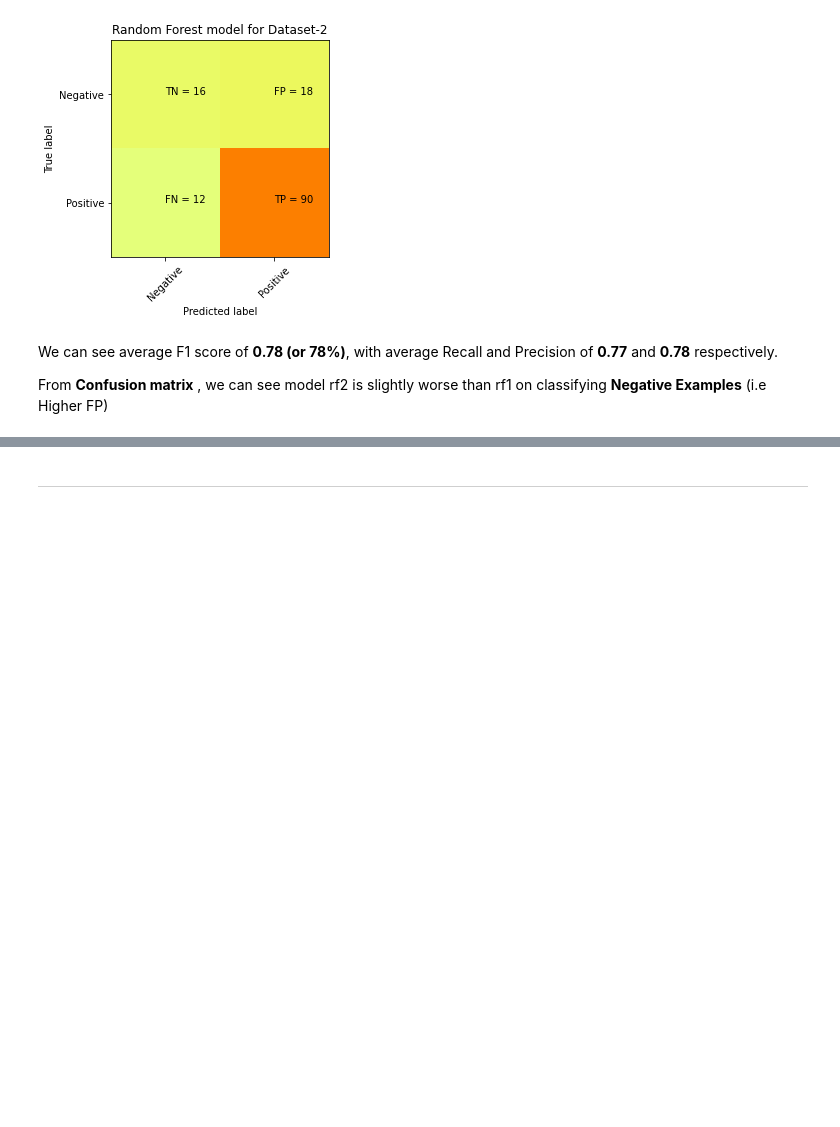
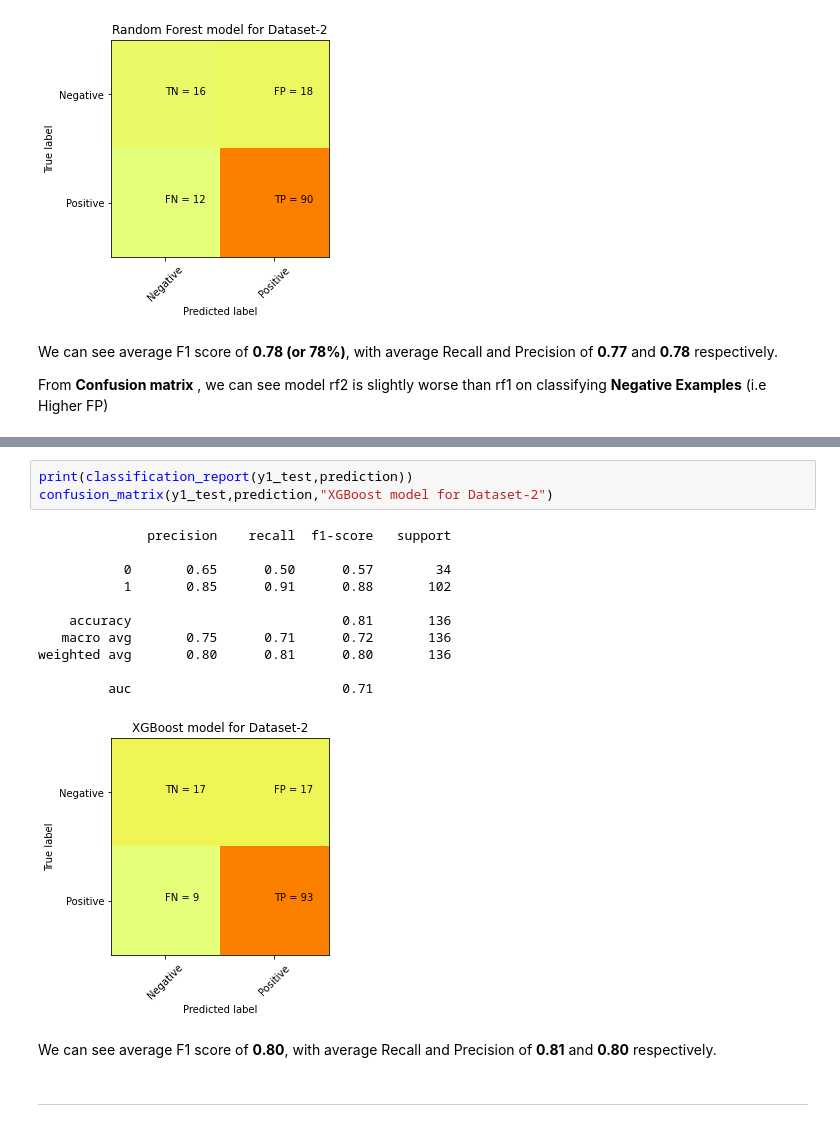
Before and after one commit to ShaileshAdhikari/parkinsons_classification, a Jupyter notebook: main/models.ipynb, the cells around one changed output, grey strips where cells are left out. Saved outputs shown, nothing was run; the diff lists cells and outputs as text; blank space fills up the shorter version.

```diff
--- a/main/models.ipynb
+++ b/main/models.ipynb
@@ -271,3 +393,20 @@ From **Confusion matrix** , we can see model rf2 is slightly worse than rf1 on c
+# %%
+print(classification_report(y1_test,prediction))
+confusion_matrix(y1_test,prediction,"XGBoost model for Dataset-2")
+# %% [output]
+              precision    recall  f1-score   support
+
+           0       0.65      0.50      0.57        34
+           1       0.85      0.91      0.88       102
+
+    accuracy                           0.81       136
+   macro avg       0.75      0.71      0.72       136
+weighted avg       0.80      0.81      0.80       136
+
+         auc                           0.71
+[figure, added]
+# %% [markdown]
+We can see average F1 score of **0.80**, with average Recall and Precision of **0.81** and **0.80** respectively.
 # %% [markdown]
 ---
 # %% [markdown]
```
Also changed, not shown: parts of 19 cells of this notebook.
